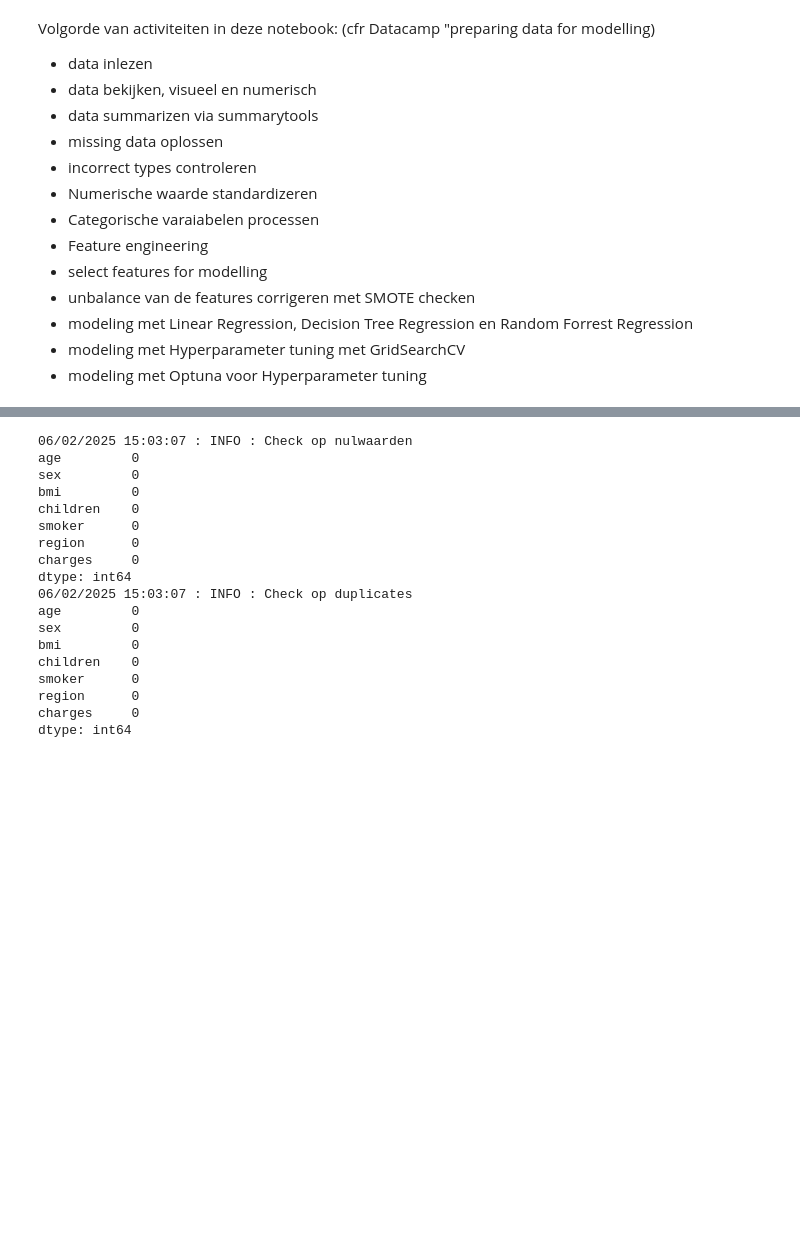
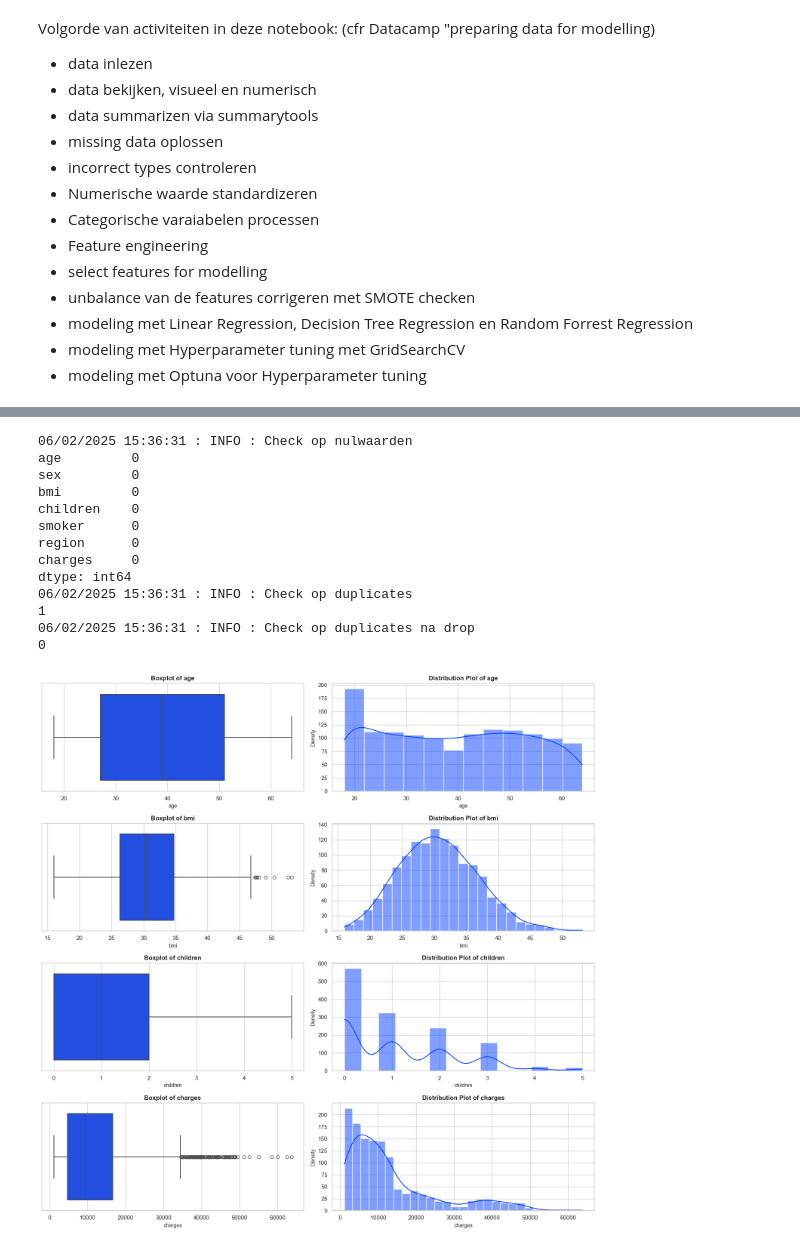
Before and after one commit to wheselmans/data_science_cases, a Jupyter notebook: cases/Cases_LinReg_Geert_MedicalCostPrediction/CaseLinReg_20250205.ipynb, the cells around one changed output, grey strips where cells are left out. Drawn from its saved outputs; the diff is of its cells as text; code cells hidden in the pictures; blank space fills up the shorter version.

```diff
--- a/cases/Cases_LinReg_Geert_MedicalCostPrediction/CaseLinReg_20250205.ipynb
+++ b/cases/Cases_LinReg_Geert_MedicalCostPrediction/CaseLinReg_20250205.ipynb
@@ -163,7 +165,7 @@ max      64.000000    53.130000     5.000000  63770.428010
 # maak de datasets aan
 
 df_cat_col = ['smoker','region','sex']
-df_num_col = ['age', 'bmi','children']
+df_num_col = ['age', 'bmi','children','charges']
 df_label_col = ['charges']
 
 df_cat_nom_col = ['smoker','region']
@@ -185,16 +187,16 @@ log_info(f"Check op nulwaarden \n{nul_waarden}")
 
 #check op duplicates
 duplicate_waarden = df.duplicated().sum()
-log_info(f"Check op duplicates \n{nul_waarden}")
+log_info(f"Check op duplicates \n{duplicate_waarden}")
 #  oeps er is er één
 # drop it
 
-df.drop_duplicates()
-df.duplicated().sum()
-
+df.drop_duplicates(inplace=True)
+duplicate_waarden = df.duplicated().sum()
+log_info(f"Check op duplicates na drop \n{duplicate_waarden}")
 log_info_write_to_file('LinReg_logging.log')
 # %% [output]
-06/02/2025 15:03:07 : INFO : Check op nulwaarden
+06/02/2025 15:36:31 : INFO : Check op nulwaarden
 age         0
 sex         0
 bmi         0
@@ -203,12 +205,30 @@ smoker      0
 region      0
 charges     0
 dtype: int64
-06/02/2025 15:03:07 : INFO : Check op duplicates
-age         0
-sex         0
-bmi         0
-children    0
-smoker      0
-region      0
-charges     0
-dtype: int64
+06/02/2025 15:36:31 : INFO : Check op duplicates
+1
+06/02/2025 15:36:31 : INFO : Check op duplicates na drop
+0
+# %%
+# boxplot van de numerische waarden
+sns.set_theme(style="whitegrid", palette="bright")
+plt.figure(figsize=(15, 15))
+for i, col in enumerate(df_num_col):
+    plt.subplot(len(df_num_col), 2, 2 * i + 1)
+    sns.boxplot(x=df[col], orient='h', linewidth=1.5)
+    plt.title(f"Boxplot of {col}", fontsize=12, fontweight="bold")
+    plt.xlabel(col, fontsize=10)
+
+    plt.subplot(len(df_num_col), 2, 2 * i + 2)
+    sns.histplot(df[col], kde=True,  linewidth=1)
+    plt.title(f"Distribution Plot of {col}", fontsize=12, fontweight="bold")
+    plt.xlabel(col, fontsize=10)
+    plt.ylabel("Density", fontsize=10)
+
+plt.tight_layout()
+save_fig("Numerische features boxplot")
+plt.show()
+
+log_info("Check van numerische features")
+# %% [output]
+[figure, added]
```
Also changed, not shown: parts of 10 cells of this notebook.
